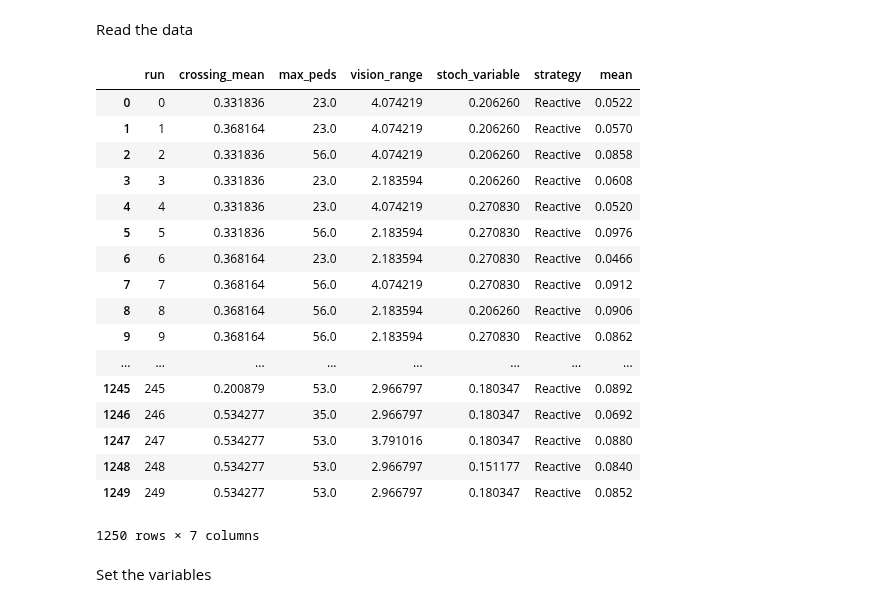
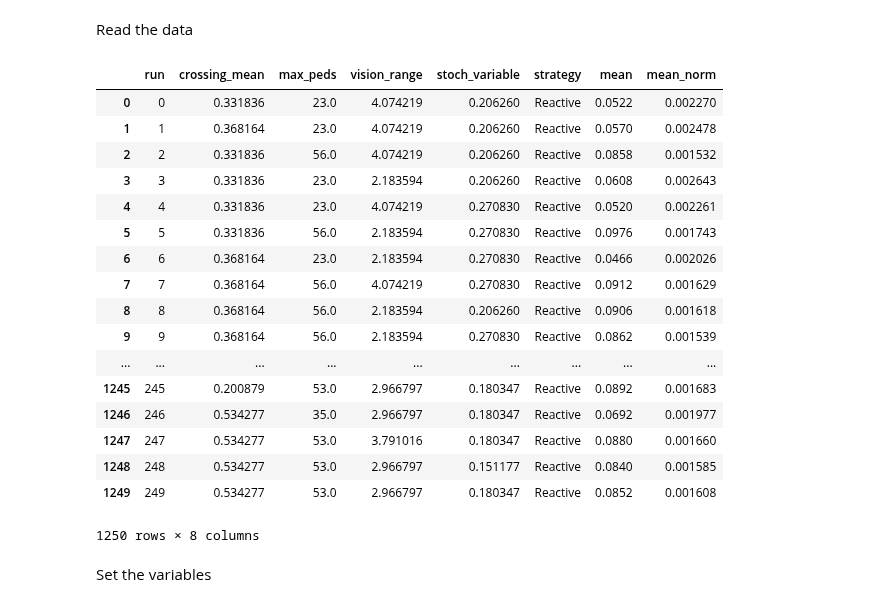
Before and after one commit to 11027649/ABM_project, a Jupyter notebook: SA/Sensitivity_analysis.ipynb, the cells around one changed output. Saved outputs shown, nothing was run; the diff lists cells and outputs as text; code cells hidden in the pictures.

```diff
--- a/SA/Sensitivity_analysis.ipynb
+++ b/SA/Sensitivity_analysis.ipynb
@@ -13,30 +13,32 @@ Read the data
 # %%
 data_files = ["SA_Reactive_2019-02-06_20-27-24.csv", "SA_Reactive_2019-02-08_09-38-53.csv",
              "SA_Reactive_2019-02-07_12-30-52.csv", "SA_Reactive_2019-02-07_12-29-47.csv",
              "SA_Reactive_2019-02-07_11-35-48.csv", "SA_Reactive_2019-02-06_19-16-38.csv"]
 
 read_files = [pd.read_csv(data_files[i]) for i in range(len(data_files))]
 data = pd.concat(read_files, ignore_index=True, sort=False)
+# normalize mean
+data = data.assign(mean_norm=data['mean']/data['max_peds'])
 data
 # %% [output]
-|  | run | crossing_mean | max_peds | vision_range | stoch_variable | strategy | mean |
-| 0 | 0 | 0.331836 | 23.0 | 4.074219 | 0.206260 | Reactive | 0.0522 |
-| 1 | 1 | 0.368164 | 23.0 | 4.074219 | 0.206260 | Reactive | 0.0570 |
-| 2 | 2 | 0.331836 | 56.0 | 4.074219 | 0.206260 | Reactive | 0.0858 |
-| 3 | 3 | 0.331836 | 23.0 | 2.183594 | 0.206260 | Reactive | 0.0608 |
-| 4 | 4 | 0.331836 | 23.0 | 4.074219 | 0.270830 | Reactive | 0.0520 |
-| 5 | 5 | 0.331836 | 56.0 | 2.183594 | 0.270830 | Reactive | 0.0976 |
-| 6 | 6 | 0.368164 | 23.0 | 2.183594 | 0.270830 | Reactive | 0.0466 |
-| 7 | 7 | 0.368164 | 56.0 | 4.074219 | 0.270830 | Reactive | 0.0912 |
-| 8 | 8 | 0.368164 | 56.0 | 2.183594 | 0.206260 | Reactive | 0.0906 |
-| 9 | 9 | 0.368164 | 56.0 | 2.183594 | 0.270830 | Reactive | 0.0862 |
-| ... | ... | ... | ... | ... | ... | ... | ... |
-| 1245 | 245 | 0.200879 | 53.0 | 2.966797 | 0.180347 | Reactive | 0.0892 |
-| 1246 | 246 | 0.534277 | 35.0 | 2.966797 | 0.180347 | Reactive | 0.0692 |
-| 1247 | 247 | 0.534277 | 53.0 | 3.791016 | 0.180347 | Reactive | 0.0880 |
-| 1248 | 248 | 0.534277 | 53.0 | 2.966797 | 0.151177 | Reactive | 0.0840 |
-| 1249 | 249 | 0.534277 | 53.0 | 2.966797 | 0.180347 | Reactive | 0.0852 |
+|  | run | crossing_mean | max_peds | vision_range | stoch_variable | strategy | mean | mean_norm |
+| 0 | 0 | 0.331836 | 23.0 | 4.074219 | 0.206260 | Reactive | 0.0522 | 0.002270 |
+| 1 | 1 | 0.368164 | 23.0 | 4.074219 | 0.206260 | Reactive | 0.0570 | 0.002478 |
+| 2 | 2 | 0.331836 | 56.0 | 4.074219 | 0.206260 | Reactive | 0.0858 | 0.001532 |
+| 3 | 3 | 0.331836 | 23.0 | 2.183594 | 0.206260 | Reactive | 0.0608 | 0.002643 |
+| 4 | 4 | 0.331836 | 23.0 | 4.074219 | 0.270830 | Reactive | 0.0520 | 0.002261 |
+| 5 | 5 | 0.331836 | 56.0 | 2.183594 | 0.270830 | Reactive | 0.0976 | 0.001743 |
+| 6 | 6 | 0.368164 | 23.0 | 2.183594 | 0.270830 | Reactive | 0.0466 | 0.002026 |
+| 7 | 7 | 0.368164 | 56.0 | 4.074219 | 0.270830 | Reactive | 0.0912 | 0.001629 |
+| 8 | 8 | 0.368164 | 56.0 | 2.183594 | 0.206260 | Reactive | 0.0906 | 0.001618 |
+| 9 | 9 | 0.368164 | 56.0 | 2.183594 | 0.270830 | Reactive | 0.0862 | 0.001539 |
+| ... | ... | ... | ... | ... | ... | ... | ... | ... |
+| 1245 | 245 | 0.200879 | 53.0 | 2.966797 | 0.180347 | Reactive | 0.0892 | 0.001683 |
+| 1246 | 246 | 0.534277 | 35.0 | 2.966797 | 0.180347 | Reactive | 0.0692 | 0.001977 |
+| 1247 | 247 | 0.534277 | 53.0 | 3.791016 | 0.180347 | Reactive | 0.0880 | 0.001660 |
+| 1248 | 248 | 0.534277 | 53.0 | 2.966797 | 0.151177 | Reactive | 0.0840 | 0.001585 |
+| 1249 | 249 | 0.534277 | 53.0 | 2.966797 | 0.180347 | Reactive | 0.0852 | 0.001608 |
-1250 rows × 7 columns
+1250 rows × 8 columns
 # %% [markdown]
 Set the variables
 # %%
```
Also changed, not shown: parts of 4 cells of this notebook, 7 other files.
